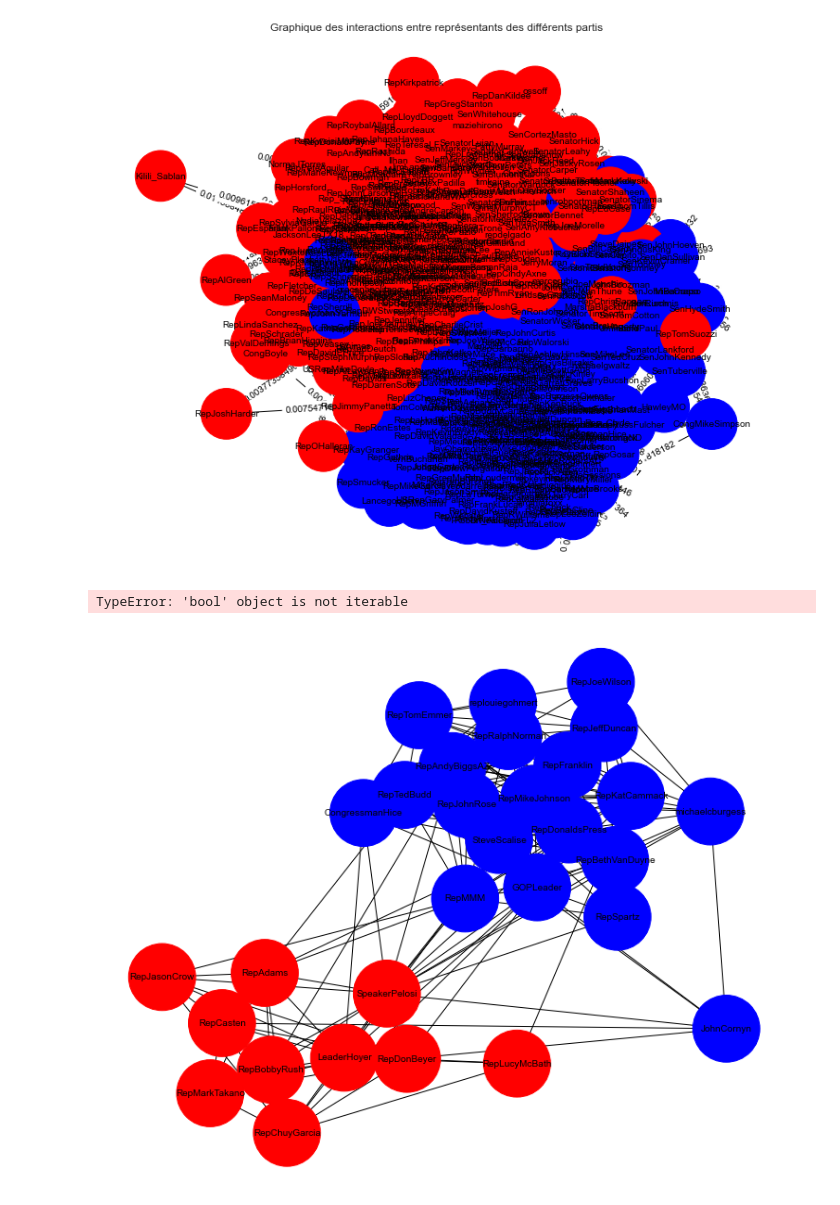
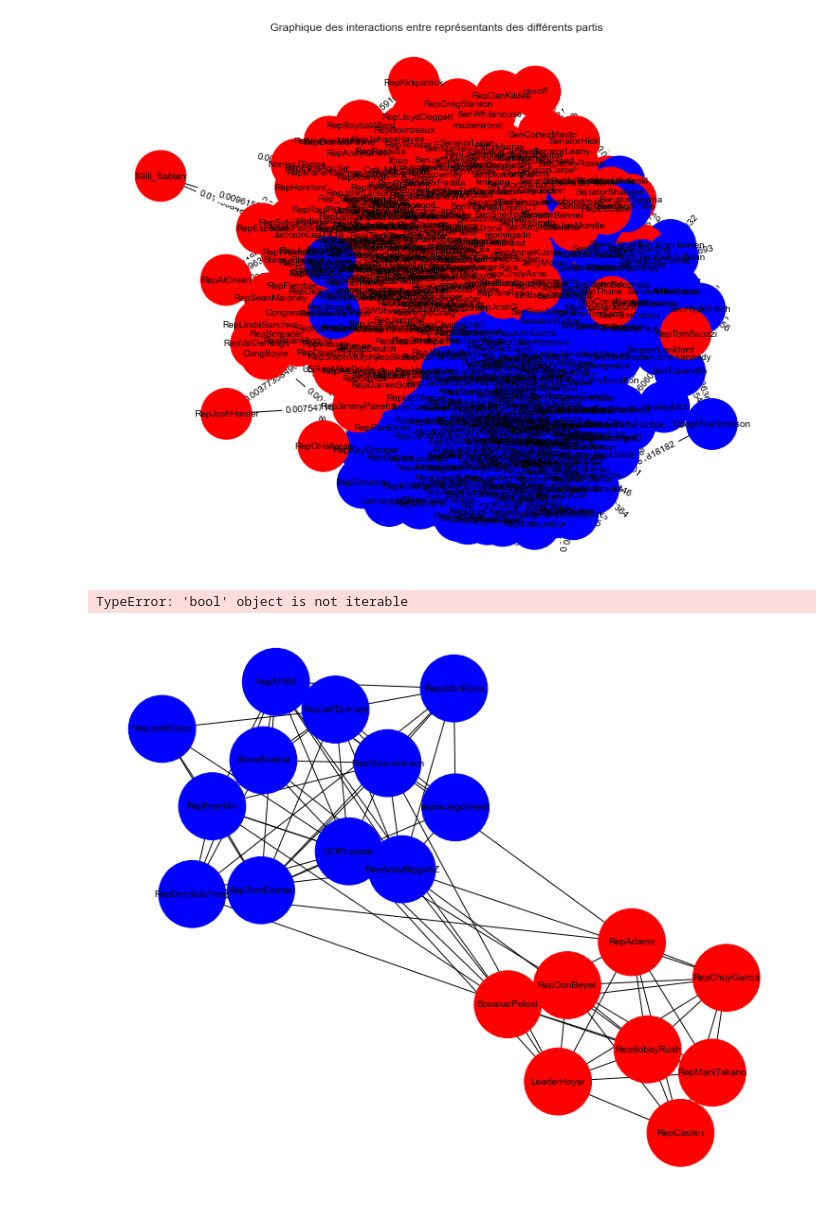
Before and after one commit to cmllbll/Sciences_reseaux, a Jupyter notebook: Lib/Project.ipynb, the cells around one changed output. Drawn from its saved outputs; the diff is of its cells as text; code cells hidden in the pictures.

Commit message:
Update edgelist and graphs

```diff
--- a/Lib/Project.ipynb
+++ b/Lib/Project.ipynb
@@ -24,14 +24,3 @@ usernameList = data[0]['usernameList']
 all_weights = []
 for single_node_weights in outWeight:
     all_weights.extend(single_node_weights)
-
-n, bins, patches = plt.hist(all_weights, bins=100, density=True)
-
-# best fit of data for lognorm distribution
-s, loc, scale=lognorm.fit(all_weights,floc=0.0)
-
-x=np.linspace(0,0.14,10000)
-y=lognorm.pdf(x,s, loc=loc, scale=scale)
-plt.plot(x,y,label='lognorm',linewidth=4)
-
-plt.legend()
@@ -304,35 +299,35 @@ for username, party in party_dict.items():
 for i, out_edges in enumerate(outList):
     source_username = usernameList[i]
     for j, target_index in enumerate(out_edges):
         target_username = usernameList[target_index]
         weight = outWeight[i][j]
         G.add_edge(source_username, target_username, weight=weight)
 
 # Calculate the out-degree for each node by summing up the weights of outgoing edges
 out_degree_dict = {node: sum(G.edges[node, neighbor]['weight'] for neighbor in G.neighbors(node)) for node in G.nodes}
 
 # Find the top 30 usernames with the most out-degree overall
-top_users = sorted(out_degree_dict.items(), key=lambda x: x[1], reverse=True)[:30]
+top_users = sorted(out_degree_dict.items(), key=lambda x: x[1], reverse=True)[:20]
 top_usernames = [username for username, _ in top_users]
 
 # Create a subgraph with only the top 30 usernames and their connections
 H = G.subgraph(top_usernames)
 
 # Define node positions for better visualization
 pos = nx.spring_layout(H)
 
 # Extract node colors for visualization
 node_colors = [H.nodes[node]['color'] for node in H.nodes]
 
 # Draw the graph
 plt.figure(figsize=(10, 8))
 nx.draw(H, pos, with_labels=True, node_color=node_colors, node_size=5000, font_size=10)
 nx.draw_networkx_edge_labels(H, pos, edge_labels=False)
 plt.title("Graph of interactions among representatives of different parties (Top 30 users)")
 plt.show()
 # %% [output]
 TypeError: 'bool' object is not iterable
-[figure, old version]
+[figure, new version]
 # %%
 import networkx as nx
 import matplotlib.pyplot as plt
```
Also changed, not shown: parts of 24 cells of this notebook.
